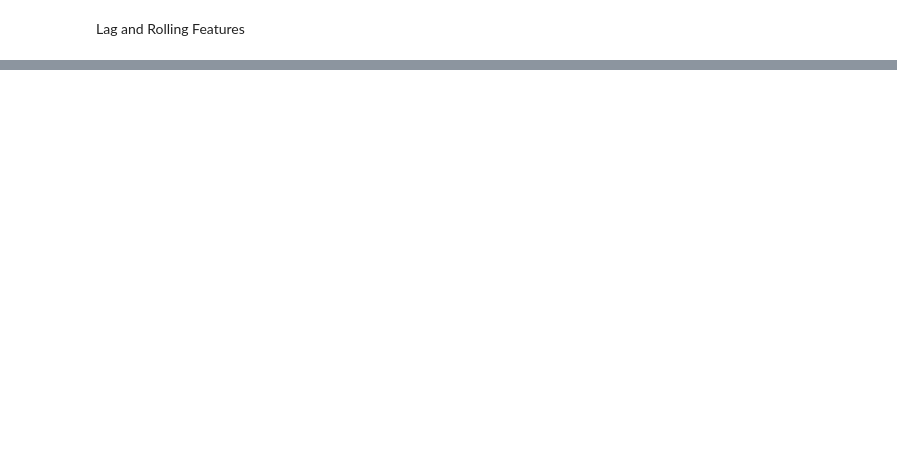
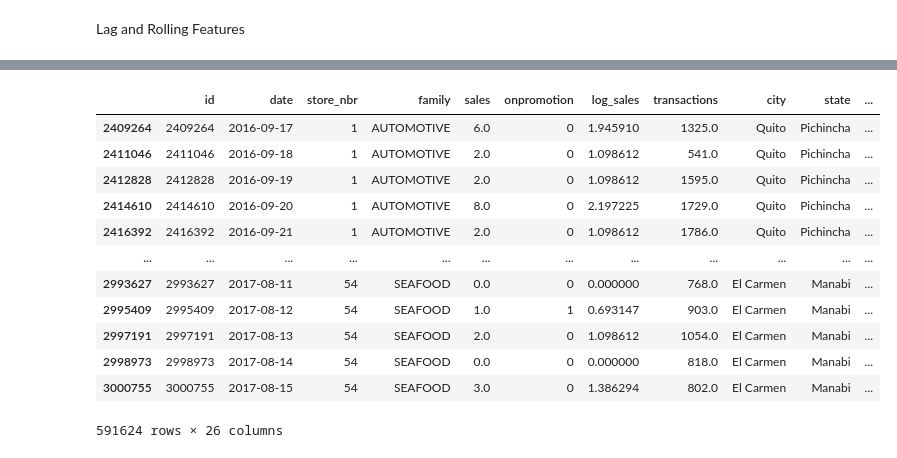
Before and after one commit to nsumesh/ProductDemandForecasting, a Jupyter notebook: notebooks/eda.ipynb, the cells around one changed output, grey strips where cells are left out. Cells and saved outputs as stored; diff of their text form; code cells hidden in the pictures; blank space fills up the shorter version.

```diff
--- a/notebooks/eda.ipynb
+++ b/notebooks/eda.ipynb
@@ -276,0 +288,19 @@ train_data
+# %%
+test_data = train_data[train_data['date']>='2016-09-17'].copy()
+train_data = train_data[train_data['date']<'2016-09-17'].copy()
+
+test_data
+# %% [output]
+|  | id | date | store_nbr | family | sales | onpromotion | log_sales | transactions | city | state | ... |
+| 2409264 | 2409264 | 2016-09-17 | 1 | AUTOMOTIVE | 6.0 | 0 | 1.945910 | 1325.0 | Quito | Pichincha | ... |
+| 2411046 | 2411046 | 2016-09-18 | 1 | AUTOMOTIVE | 2.0 | 0 | 1.098612 | 541.0 | Quito | Pichincha | ... |
+| 2412828 | 2412828 | 2016-09-19 | 1 | AUTOMOTIVE | 2.0 | 0 | 1.098612 | 1595.0 | Quito | Pichincha | ... |
+| 2414610 | 2414610 | 2016-09-20 | 1 | AUTOMOTIVE | 8.0 | 0 | 2.197225 | 1729.0 | Quito | Pichincha | ... |
+| 2416392 | 2416392 | 2016-09-21 | 1 | AUTOMOTIVE | 2.0 | 0 | 1.098612 | 1786.0 | Quito | Pichincha | ... |
+| ... | ... | ... | ... | ... | ... | ... | ... | ... | ... | ... | ... |
+| 2993627 | 2993627 | 2017-08-11 | 54 | SEAFOOD | 0.0 | 0 | 0.000000 | 768.0 | El Carmen | Manabi | ... |
+| 2995409 | 2995409 | 2017-08-12 | 54 | SEAFOOD | 1.0 | 1 | 0.693147 | 903.0 | El Carmen | Manabi | ... |
+| 2997191 | 2997191 | 2017-08-13 | 54 | SEAFOOD | 2.0 | 0 | 1.098612 | 1054.0 | El Carmen | Manabi | ... |
+| 2998973 | 2998973 | 2017-08-14 | 54 | SEAFOOD | 0.0 | 0 | 0.000000 | 818.0 | El Carmen | Manabi | ... |
+| 3000755 | 3000755 | 2017-08-15 | 54 | SEAFOOD | 3.0 | 0 | 1.386294 | 802.0 | El Carmen | Manabi | ... |
+591624 rows × 26 columns
```
Also changed, not shown: parts of 16 cells of this notebook.
